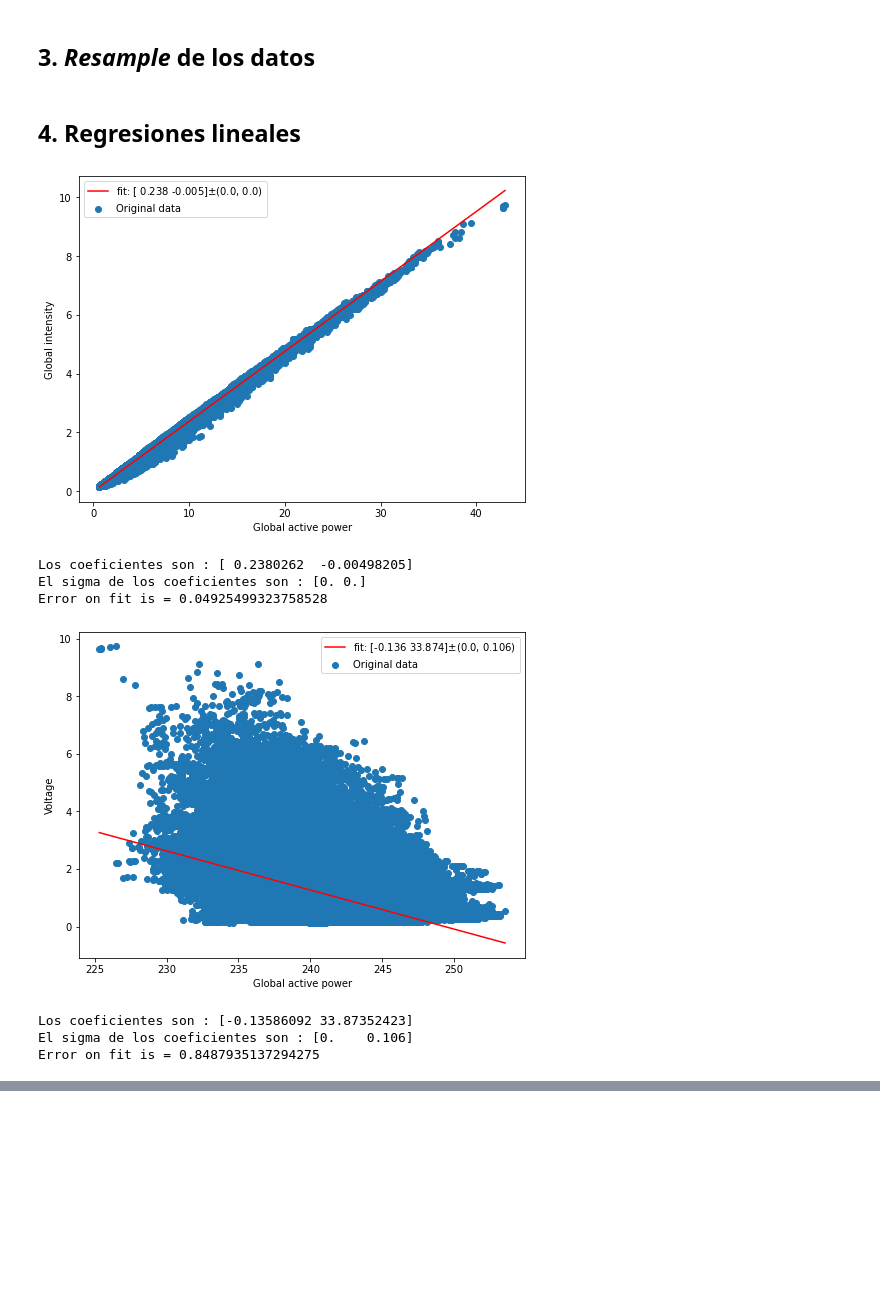
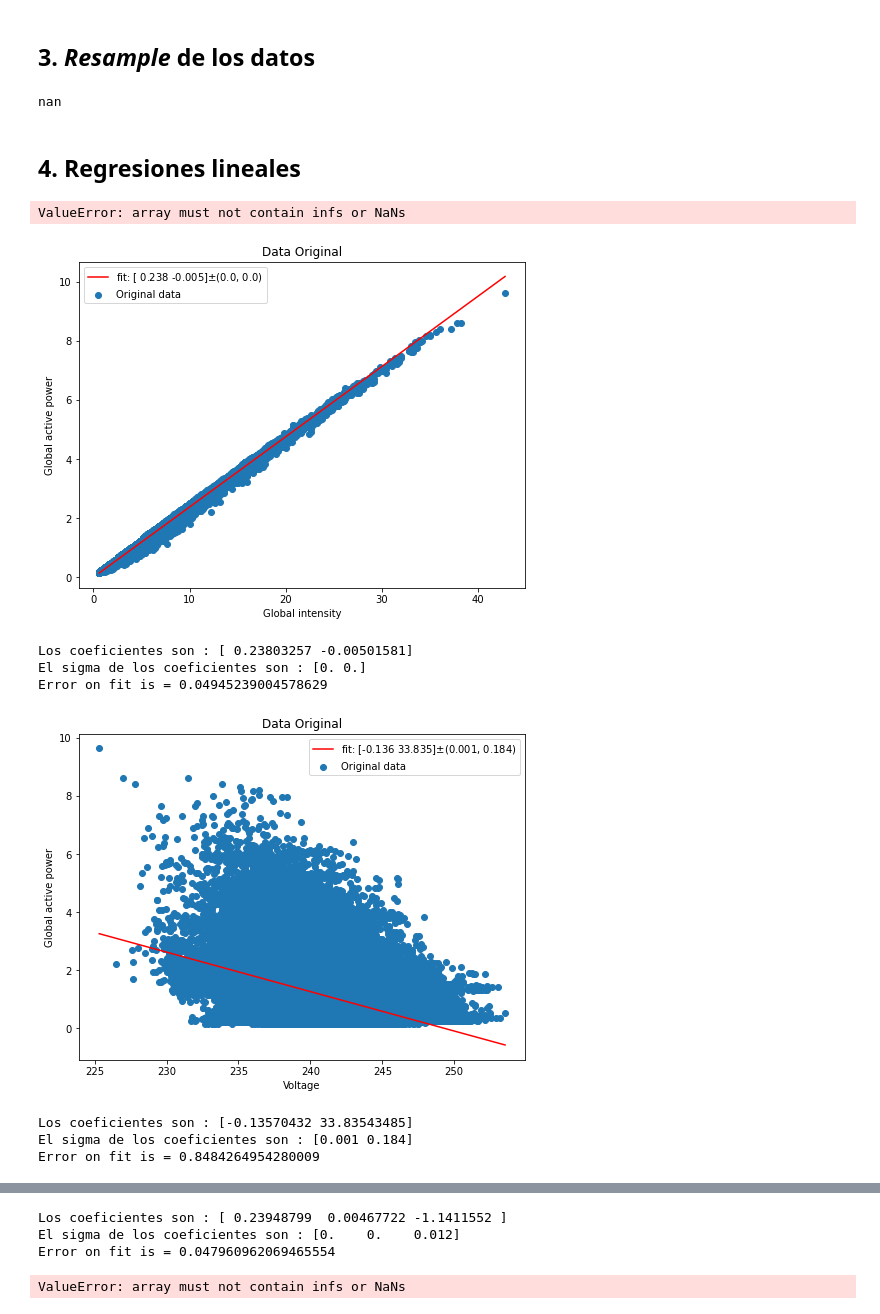
Before and after one commit to Vendetta0462/TareaFinalHC, a Jupyter notebook: code/Tarea_Final_HC.ipynb, the cells around one changed output, grey strips where cells are left out. Cells and saved outputs as stored; diff of their text form; code cells hidden in the pictures; blank space fills up the shorter version.

```diff
--- a/code/Tarea_Final_HC.ipynb
+++ b/code/Tarea_Final_HC.ipynb
@@ -43,8 +43,11 @@ data
 # %% [markdown]
 ## 3. *Resample* de los datos
 # %%
-data_diario = data.resample("D").mean()
-data_mensual = data.resample("M").mean()
+# data_diario = data.resample("D").mean()
+# data_mensual = data.resample("M").mean()
+print(data_diario["Global_active_power"][11])
+# %% [output]
+nan
 # %% [markdown]
 ## 4. Regresiones lineales
 # %%
@@ -56,26 +59,43 @@ def rel1(x, a, b):
 def rel3(x, a, b, c):
     return a*x[0]+b*x[1]+c
 
-def fit(func, dataset):
+def fit(dataset, tittle):
     xdata = (dataset["Global_intensity"], dataset["Voltage"])
     ydata = dataset["Global_active_power"]
     label = ("Global active power", "Global intensity", "Voltage")
+    Error = np.array([])
     for i in [1,2]:
-        opt, cov = cf(func, xdata[i-1], ydata)
+        opt, cov = cf(rel1, xdata[i-1], ydata)
         cov = np.around(np.sqrt(np.diag(cov)), 3)
         x = np.linspace(xdata[i-1].min(), xdata[i-1].max(), 100)
-        E = np.sqrt(np.mean((ydata-func(xdata[i-1], *opt))**2))
+        Error = np.append(Error, np.sqrt(np.mean((ydata-rel1(xdata[i-1], *opt))**2)))
         plt.figure(figsize=(8,6))
-        plt.plot(x, func(x, *opt), 'r-', label=r'fit: {}$\pm${}'.format(np.around(tuple(opt), 3),tuple(cov)))
+        plt.plot(x, rel1(x, *opt), 'r-', label=r'fit: {}$\pm${}'.format(np.around(tuple(opt), 3),tuple(cov)))
         plt.scatter(xdata[i-1], ydata, label="Original data")
-        plt.xlabel(label[0])
-        plt.ylabel(label[i])
+        plt.xlabel(label[i])
+        plt.ylabel(label[0])
+        plt.title(tittle)
         plt.legend()
         plt.show()
         print("Los coeficientes son : {}".format(opt))
         print("El sigma de los coeficientes son : {}".format(cov))
-        print("Error on fit is = {}".format(E))
-    return
+        print("Error on fit is =", Error[i-1])
+    opt, cov = cf(rel3, [xdata[0], xdata[1]], ydata)
+    cov = np.around(np.sqrt(np.diag(cov)), 3)
+    x = (np.linspace(xdata[0].min(), xdata[0].max(), 100), np.linspace(xdata[1].min(), xdata[1].max(), 100))
+    Error = np.append(Error, np.sqrt(np.mean((ydata-rel3([xdata[0], xdata[1]], *opt))**2)))
+    plt.figure(figsize=(8,6))
+    plt.plot(x[0], rel3(x, *opt), 'r-', label=r'fit: {}$\pm${}'.format(np.around(tuple(opt), 3),tuple(cov)))
+    plt.scatter(xdata[0], ydata, label="Original data")
+    plt.ylabel(label[0])
+    plt.xlabel(label[1]+" and "+ label[2])
+    plt.title(tittle)
+    plt.legend()
+    plt.show()
+    print("Los coeficientes son : {}".format(opt))
+    print("El sigma de los coeficientes son : {}".format(cov))
+    print("Error on fit is =", Error[2])
+    return Error
 
 # def fit(func,xdata,ydata,labelx,labely):
 #     popt, pcov = curve_fit(func, xdata, ydata)
@@ -94,14 +114,20 @@ def fit(func, dataset):
 # opt1, cov1 = cf(rel1, data["Global_intensity"], data["Global_active_power"])
 # opt2, cov2 = cf(rel1, data["Voltage"], data["Global_active_power"])
 # opt3, cov3 = cf(rel3, [data["Global_intensity"], data["Voltage"]], data["Global_active_power"])
+# %%
+opt1, cov1 = cf(rel1, data_diario["Global_intensity"], data_diario["Global_active_power"])
+# %% [output]
+ValueError: array must not contain infs or NaNs
 # %%
-fit(rel1, data)
+Error_original = fit(data.iloc[np.arange(0, data.shape[0], 3)], "Data Original")
+Error_diario = fit(data_diario, "Data Diario")
+Error_mensual = fit(data_mensual, "Data Mensual")
 # %% [output]
-[figure, old version]
+[figure, new version]
-Los coeficientes son : [ 0.2380262  -0.00498205]
+Los coeficientes son : [ 0.23803257 -0.00501581]
 El sigma de los coeficientes son : [0. 0.]
-Error on fit is = 0.04925499323758528
+Error on fit is = 0.04945239004578629
-[figure, old version]
+[figure, new version]
-Los coeficientes son : [-0.13586092 33.87352423]
-El sigma de los coeficientes son : [0.    0.106]
-Error on fit is = 0.8487935137294275
+Los coeficientes son : [-0.13570432 33.83543485]
+El sigma de los coeficientes son : [0.001 0.184]
+Error on fit is = 0.8484264954280009
@@ -107,0 +135,4 @@ Error on fit is = 0.8487935137294275
+Los coeficientes son : [ 0.23948799  0.00467722 -1.1411552 ]
+El sigma de los coeficientes son : [0.    0.    0.012]
+Error on fit is = 0.047960962069465554
+ValueError: array must not contain infs or NaNs
```
Also changed, not shown: parts of 2 cells of this notebook.
